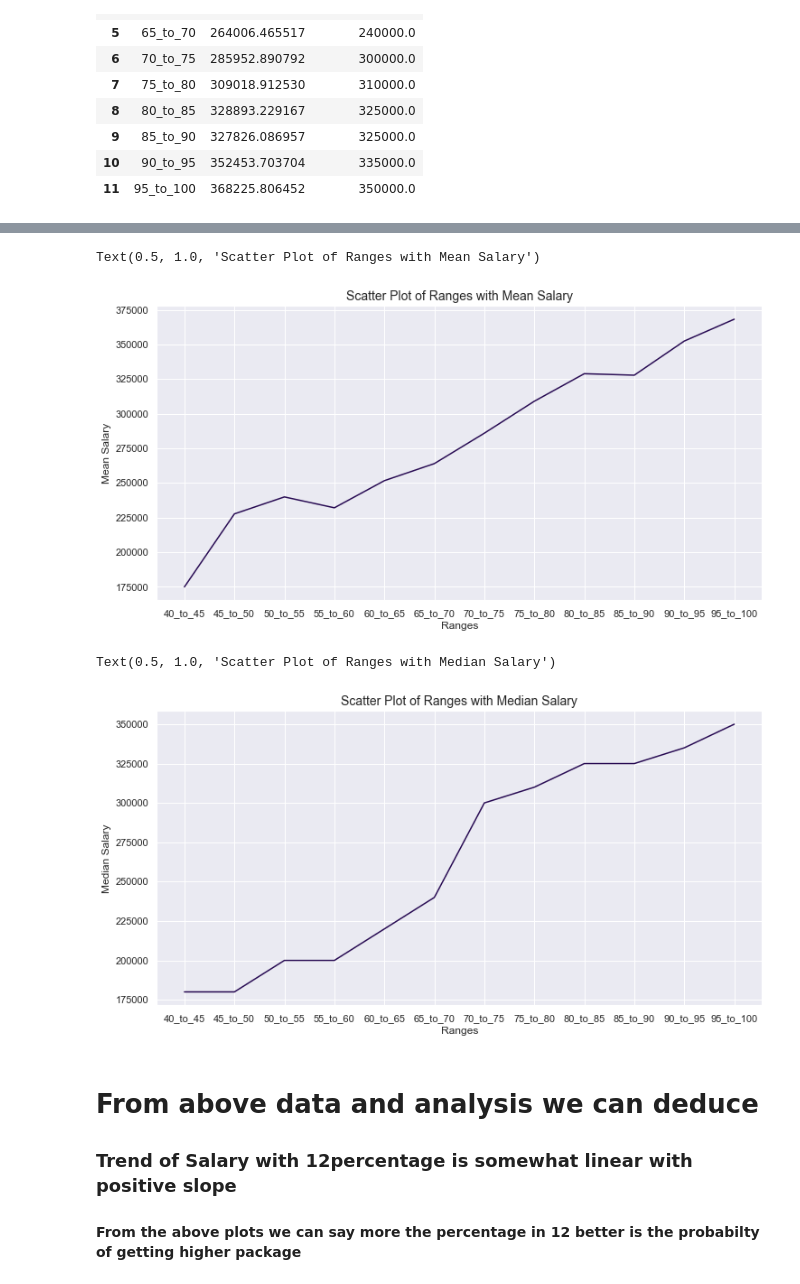
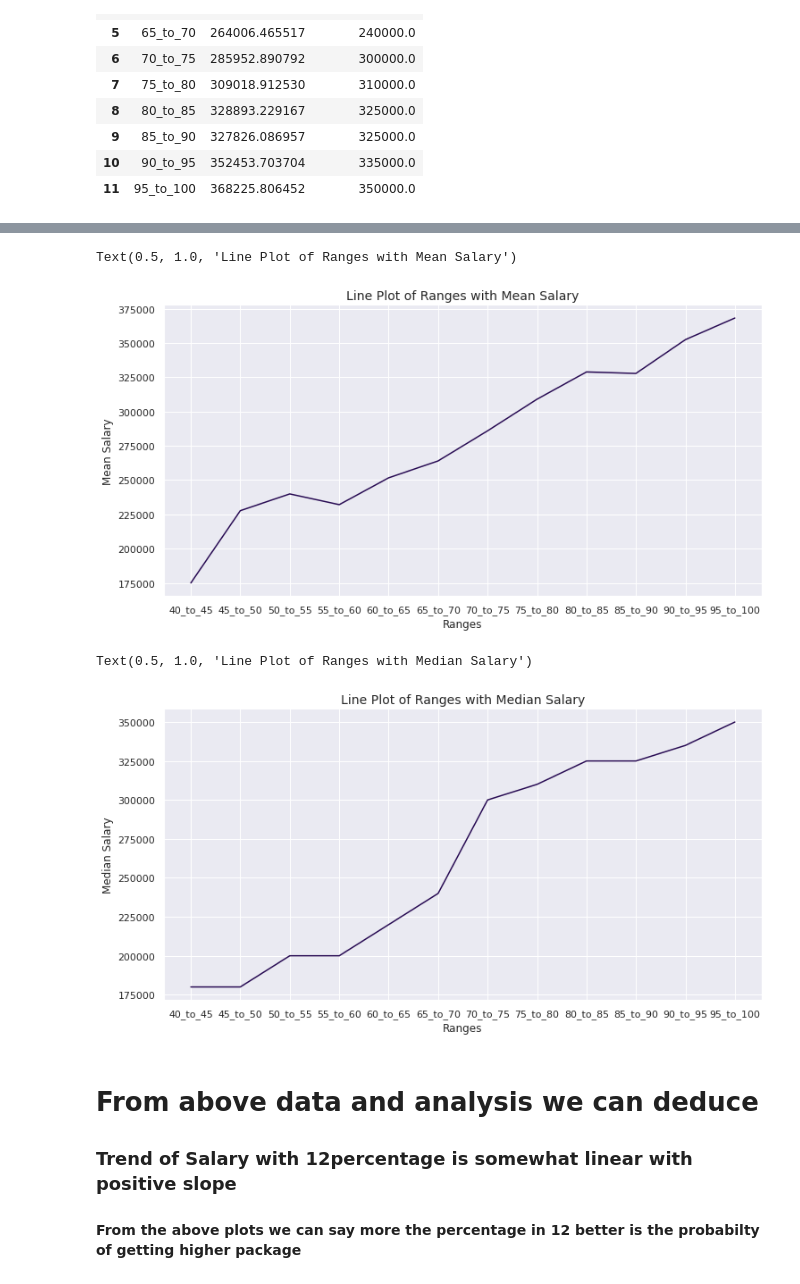
Before and after one commit to satvikvirmani/engineering-graduate-salary-analysis, a Jupyter notebook: individual_impacts/school_percentage/school_percentage.ipynb, the cells around one changed output, grey strips where cells are left out. Cells and saved outputs as stored; diff of their text form; code cells hidden in the pictures.

```diff
--- a/individual_impacts/school_percentage/school_percentage.ipynb
+++ b/individual_impacts/school_percentage/school_percentage.ipynb
@@ -196,17 +196,17 @@ Text(0.5, 1.0, 'Bar Plot of 12percentage with Median Salary')
 # %%
 figure(figsize=(12,6))
 plot= lineplot(x=salary_range_frame["Ranges"], y=salary_range_frame["Mean Salary"])
-plot.set_title("Scatter Plot of Ranges with Mean Salary", fontsize=14)
+plot.set_title("Line Plot of Ranges with Mean Salary", fontsize=14)
 # %% [output]
-Text(0.5, 1.0, 'Scatter Plot of Ranges with Mean Salary')
+Text(0.5, 1.0, 'Line Plot of Ranges with Mean Salary')
-[figure, old version]
+[figure, new version]
 # %%
 figure(figsize=(12,6))
 plot= lineplot(x=salary_range_frame["Ranges"], y=salary_range_frame["Median Salary"])
-plot.set_title("Scatter Plot of Ranges with Median Salary", fontsize=14)
+plot.set_title("Line Plot of Ranges with Median Salary", fontsize=14)
 # %% [output]
-Text(0.5, 1.0, 'Scatter Plot of Ranges with Median Salary')
+Text(0.5, 1.0, 'Line Plot of Ranges with Median Salary')
-[figure, old version]
+[figure, new version]
 # %% [markdown]
 # From above data and analysis we can deduce
 
```
Also changed, not shown: parts of 10 cells of this notebook, 3 other files.
